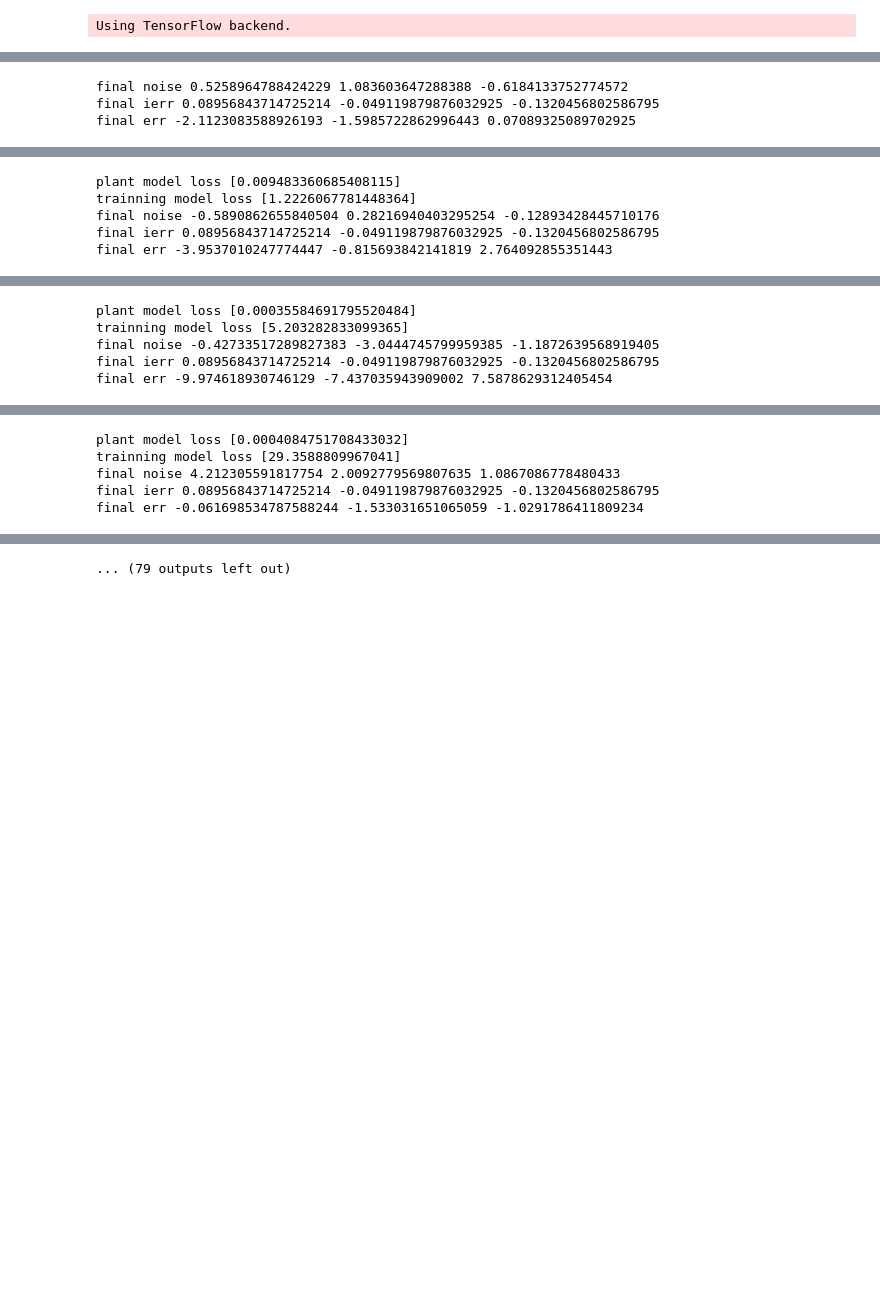
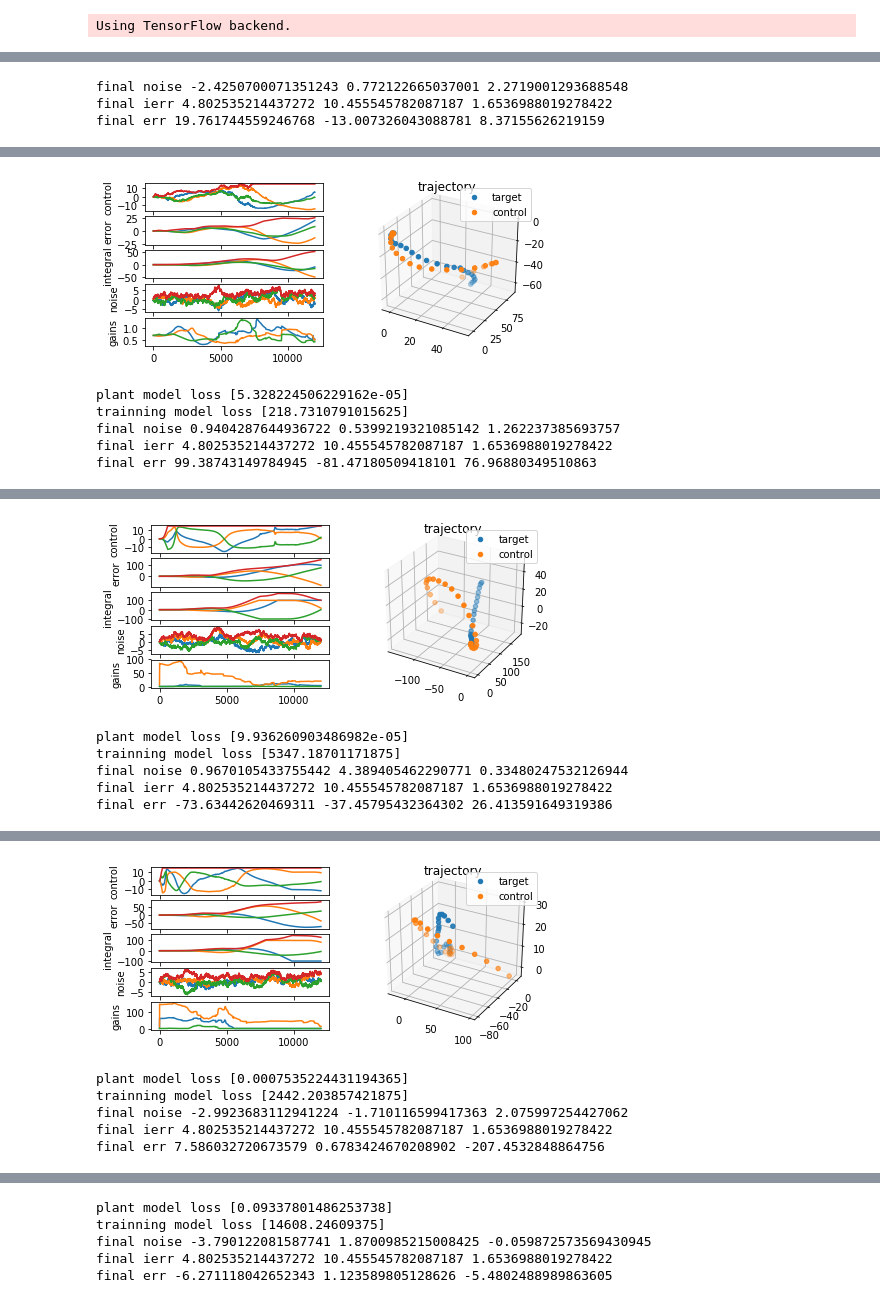
Before and after one commit to mammalwong/ml-study, a Jupyter notebook: study-pid-controller.ipynb, the cells around one changed output, grey strips where cells are left out. Saved outputs shown, nothing was run; the diff lists cells and outputs as text; code cells hidden in the pictures; blank space fills up the shorter version.

```diff
--- a/study-pid-controller.ipynb
+++ b/study-pid-controller.ipynb
@@ -118,22 +117,23 @@ Using TensorFlow backend.
 # %%
 class PIDCell(keras.layers.Layer):
 
-    def __init__(self, units, **kwargs):
+    def __init__(self, units, clip_ierr=None, **kwargs):
         self.units = units
         self.state_size = (units, units)
+        self.__clip_ierr = clip_ierr
         super(PIDCell, self).__init__(**kwargs)
 
     def build(self, input_shape):
         self.built = True
 
     def call(self, inputs, states):
-        dt, err, Kp, Ki, Kd, reset_integral = \
-            inputs[:,0:1],inputs[:,1:self.units+1], \
-            inputs[:,self.units+1:self.units+2],inputs[:,self.units+2:self.units+3], \
-            inputs[:,self.units+3:self.units+4],inputs[:,self.units+4:self.units+5]
+        dt, err, Kp, Ki, Kd = inputs[:,0:1], \
+            inputs[:,1:self.units+1],inputs[:,self.units+1:self.units+2], \
+            inputs[:,self.units+2:self.units+3],inputs[:,self.units+3:self.units+4]
         perr, ierr = states
-        ierr_gate = 1-K.sigmoid(reset_integral)
-        ierr = ierr_gate*(ierr+err*dt)
+        ierr = ierr+err*dt
+        if self.__clip_ierr is not None:
+            ierr = K.clip(ierr, -self.__clip_ierr, self.__clip_ierr)
         derr = (err-perr)/dt
         perr = err
         return K.softplus(Kp)*err + K.softplus(Ki)*ierr + K.softplus(Kd)*derr, [perr, ierr]
@@ -198,7 +197,7 @@ ________________________________________________________________________________
 # %%
 %%timeit -n 30 -r 1
 
-control_max = 50
+control_max = 15
 plant = Plant(noise_scale=100, noise_decay=0, noise_momentum=0.999)
 target = Target(scale=100, momentum=0.5)
 x,y,z = plant.step(0,0,0)
@@ -207,7 +206,7 @@ T, Y, C, E, I, N, G = [[] for _ in range(7)]
 M_control_freeze.reset_states()
 for t in range(12000):
     tx,ty,tz = target.step()
-    ctl,ierr,Kp,Ki,Kd,ierr_gate = M_control_freeze.predict([
+    ctl,ierr,Kp,Ki,Kd = M_control_freeze.predict([
         np.array([[[TIME_STEP]]]),
         np.array([[[ex,ey,ez]]]),
         np.array([[[tx,ty,tz]]])-np.array([[[x,y,z]]])])
@@ -224,7 +223,7 @@ for t in range(12000):
     E.append((ex,ey,ez,np.linalg.norm((ex,ey,ez))))
     I.append((iex,iey,iez,np.linalg.norm((iex,iey,iez))))
     N.append((*plant.noise,np.linalg.norm(plant.noise)))
-    G.append((Kp[0,0,0],Ki[0,0,0],Kd[0,0,0],ierr_gate[0,0,0]))
+    G.append((Kp[0,0,0],Ki[0,0,0],Kd[0,0,0]))
 print('final noise', *plant.noise)
 print('final ierr', pid_x.ierr, pid_y.ierr, pid_z.ierr)
 print('final err', ex, ey, ez)
@@ -253,6 +252,6 @@ for e,t,y in zip(E[:-1], T[1:], Y[:-1]):
         np.array([[[0,0,0]]]), batch_size=1, shuffle=False, verbose=0)
 print('trainning model loss', history.history['loss'])
 # %% [output]
-final noise 0.5258964788424229 1.083603647288388 -0.6184133752774572
-final ierr 0.08956843714725214 -0.049119879876032925 -0.1320456802586795
-final err -2.1123083588926193 -1.5985722862996443 0.07089325089702925
+final noise -2.4250700071351243 0.772122665037001 2.2719001293688548
+final ierr 4.802535214437272 10.455545782087187 1.6536988019278422
+final err 19.761744559246768 -13.007326043088781 8.37155626219159
@@ -261,5 +258,6 @@ final err -2.1123083588926193 -1.5985722862996443 0.07089325089702925
+[figure, added]
-plant model loss [0.009483360685408115]
-trainning model loss [1.2226067781448364]
-final noise -0.5890862655840504 0.28216940403295254 -0.12893428445710176
-final ierr 0.08956843714725214 -0.049119879876032925 -0.1320456802586795
-final err -3.9537010247774447 -0.815693842141819 2.764092855351443
+plant model loss [5.328224506229162e-05]
+trainning model loss [218.7310791015625]
+final noise 0.9404287644936722 0.5399219321085142 1.262237385693757
+final ierr 4.802535214437272 10.455545782087187 1.6536988019278422
+final err 99.38743149784945 -81.47180509418101 76.96880349510863
@@ -268,5 +264,6 @@ final err -3.9537010247774447 -0.815693842141819 2.764092855351443
+[figure, added]
-plant model loss [0.00035584691795520484]
-trainning model loss [5.203282833099365]
-final noise -0.42733517289827383 -3.0444745799959385 -1.1872639568919405
-final ierr 0.08956843714725214 -0.049119879876032925 -0.1320456802586795
-final err -9.974618930746129 -7.437035943909002 7.5878629312405454
+plant model loss [9.936260903486982e-05]
+trainning model loss [5347.18701171875]
+final noise 0.9670105433755442 4.389405462290771 0.33480247532126944
+final ierr 4.802535214437272 10.455545782087187 1.6536988019278422
+final err -73.63442620469311 -37.45795432364302 26.413591649319386
@@ -275,5 +270,6 @@ final err -9.974618930746129 -7.437035943909002 7.5878629312405454
+[figure, added]
-plant model loss [0.0004084751708433032]
-trainning model loss [29.3588809967041]
-final noise 4.212305591817754 2.0092779569807635 1.0867086778480433
-final ierr 0.08956843714725214 -0.049119879876032925 -0.1320456802586795
-final err -0.061698534787588244 -1.533031651065059 -1.0291786411809234
+plant model loss [0.0007535224431194365]
+trainning model loss [2442.203857421875]
+final noise -2.9923683112941224 -1.710116599417363 2.075997254427062
+final ierr 4.802535214437272 10.455545782087187 1.6536988019278422
+final err 7.586032720673579 0.6783424670208902 -207.4532848864756
@@ -282 +277,5 @@ final err -0.061698534787588244 -1.533031651065059 -1.0291786411809234
-... (79 outputs left out)
+plant model loss [0.09337801486253738]
+trainning model loss [14608.24609375]
+final noise -3.790122081587741 1.8700985215008425 -0.059872573569430945
+final ierr 4.802535214437272 10.455545782087187 1.6536988019278422
+final err -6.271118042652343 1.123589805128626 -5.4802488989863605
```
Also changed, not shown: parts of 6 cells of this notebook.
